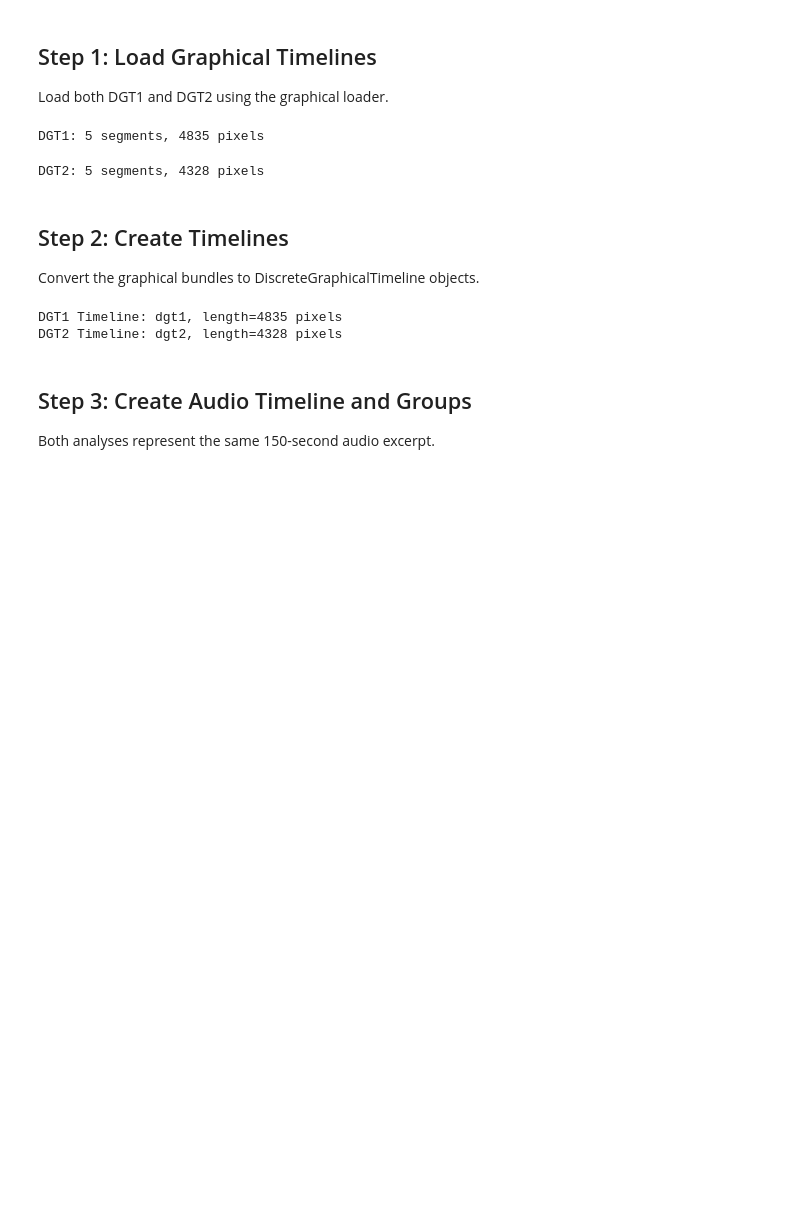
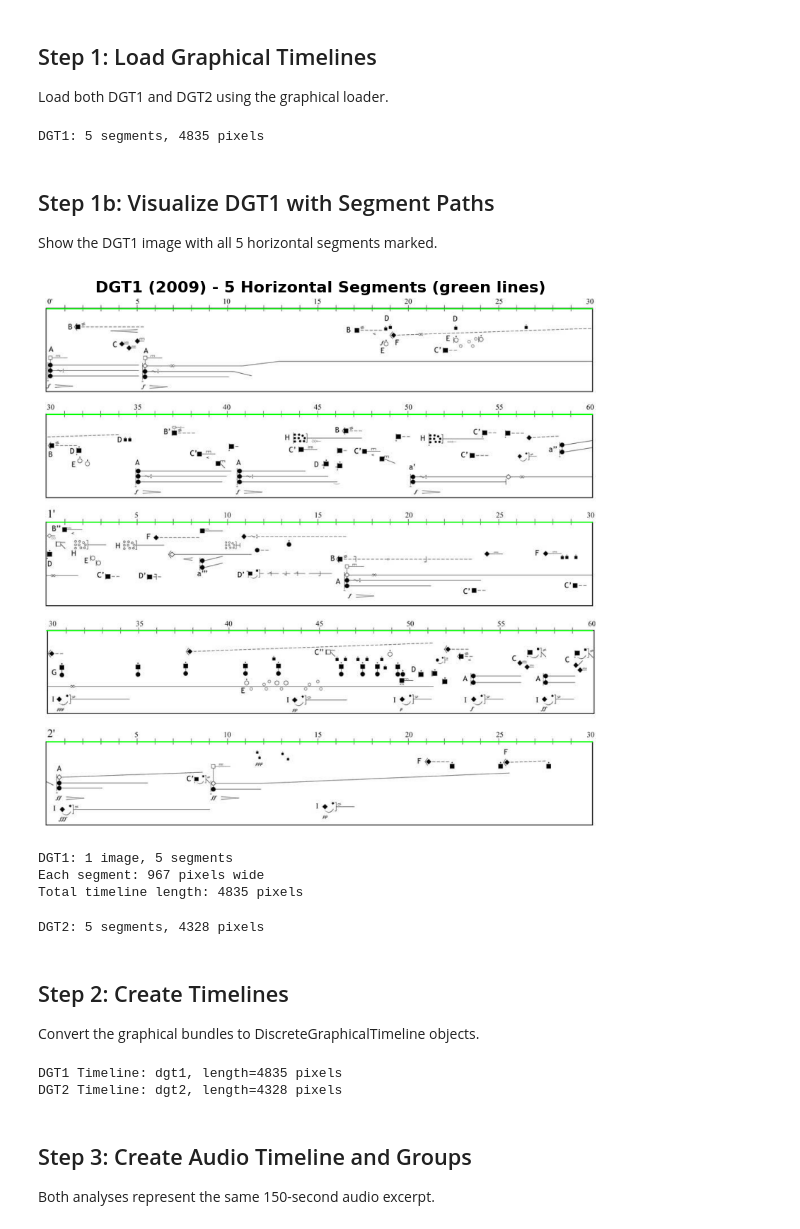
Before and after one commit to TimeToAlign/timetoalign, a Jupyter notebook: docs/notebooks/07_alignment_thoresen.ipynb, the cells around one changed output. Saved outputs shown, nothing was run; the diff lists cells and outputs as text; code cells hidden in the pictures; blank space fills up the shorter version.

```diff
--- a/docs/notebooks/07_alignment_thoresen.ipynb
+++ b/docs/notebooks/07_alignment_thoresen.ipynb
@@ -45,6 +45,37 @@ dgt1_bundle = loader1.bundle
 print(f"DGT1: {dgt1_bundle.n_segments} segments, {dgt1_bundle.total_length:.0f} pixels")
 # %% [output]
 DGT1: 5 segments, 4835 pixels
+# %% [markdown]
+## Step 1b: Visualize DGT1 with Segment Paths
+
+Show the DGT1 image with all 5 horizontal segments marked.
+# %%
+import matplotlib.pyplot as plt
+
+# Draw all segments on DGT1
+dgt1_with_paths = dgt1_bundle.draw_segments_on_source(
+    source_index=0,
+    color=(0, 255, 0),  # Green paths
+    line_width=2,
+)
+
+# Display
+dgt1_pil_paths = dgt1_with_paths.to_pil()
+fig, ax = plt.subplots(figsize=(14, 8))
+ax.imshow(dgt1_pil_paths)
+ax.set_title("DGT1 (2009) - 5 Horizontal Segments (green lines)", fontsize=16, fontweight='bold')
+ax.axis('off')
+plt.tight_layout()
+plt.show()
+
+print(f"DGT1: 1 image, {dgt1_bundle.n_segments} segments")
+print(f"Each segment: {DGT1_X1 - DGT1_X0} pixels wide")
+print(f"Total timeline length: {dgt1_bundle.total_length:.0f} pixels")
+# %% [output]
+[figure, added]
+DGT1: 1 image, 5 segments
+Each segment: 967 pixels wide
+Total timeline length: 4835 pixels
 # %%
 # DGT2: 5 separate images
 dgt2_images = [
```
Also changed, not shown: parts of 8 cells of this notebook, 1 other file.
